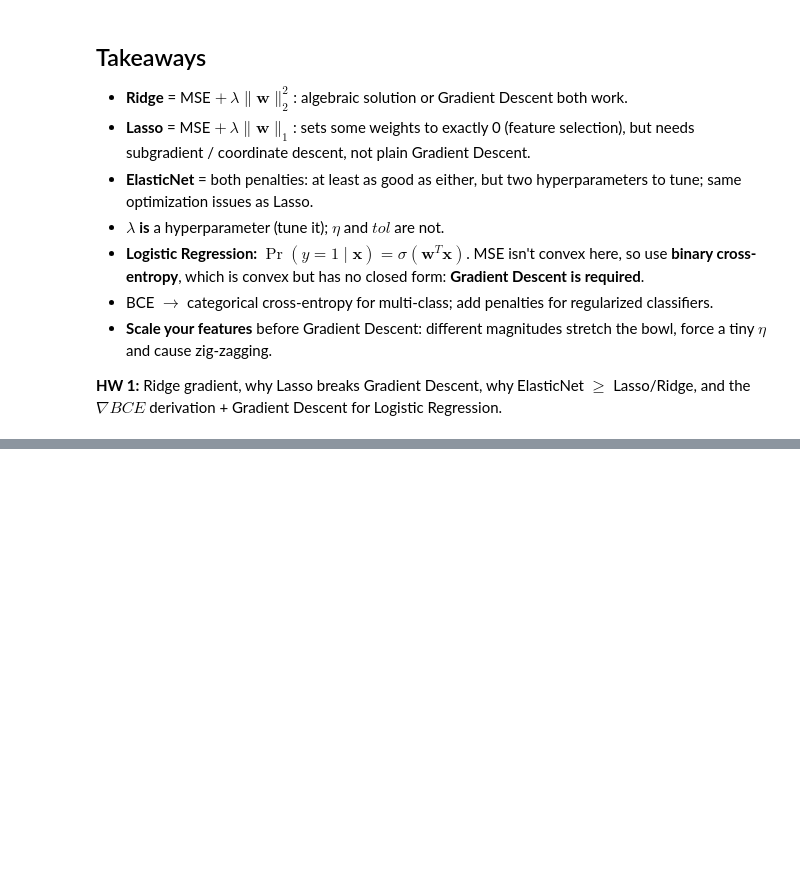
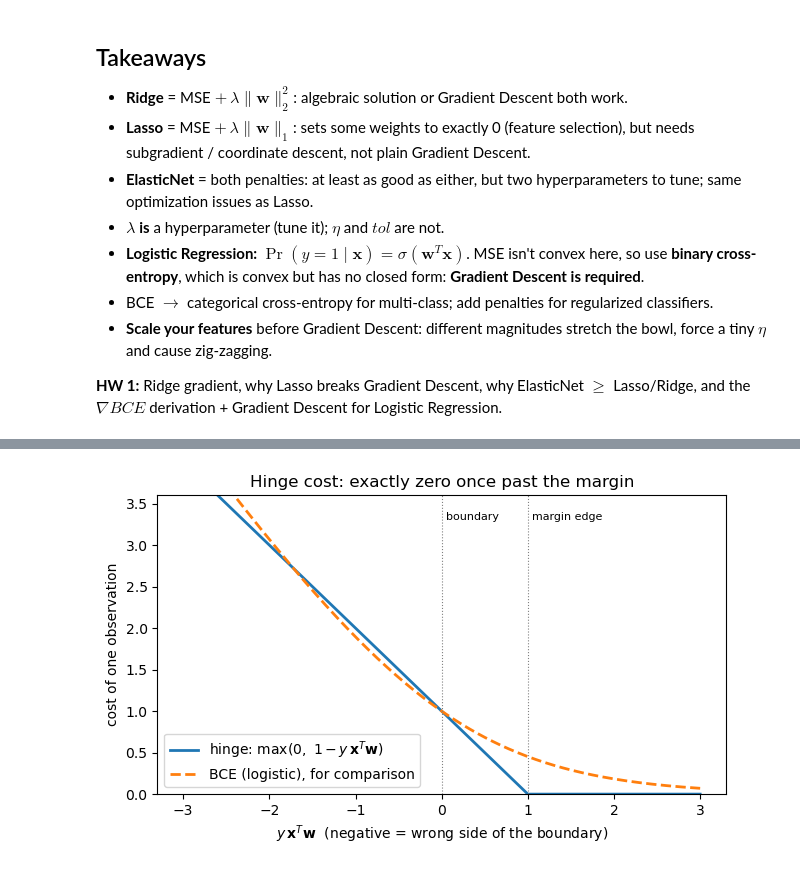
Before and after one commit to AdiRosenstock/STAT-362-Advanced-Machine-Learning, a Jupyter notebook: Notebook.ipynb, the cells around one changed output, grey strips where cells are left out. Cells and saved outputs as stored; diff of their text form; code cells hidden in the pictures; blank space fills up the shorter version.

```diff
--- a/Notebook.ipynb
+++ b/Notebook.ipynb
@@ -635,0 +835,16 @@ $\nabla BCE$ derivation + Gradient Descent for Logistic Regression.
+# %%
+t = np.linspace(-3, 3, 400)                                  # t = y * x^T w, with y in {-1, 1}
+hinge = np.maximum(0, 1 - t)
+bce_pm = np.log1p(np.exp(-t)) / np.log(2)                    # BCE rewritten for y in {-1, 1}, scaled to 1 at t = 0
+
+fig, ax = plt.subplots(figsize=(6.5, 4))
+ax.plot(t, hinge, lw=2, label=r"hinge: $\max(0,\ 1 - y\,\mathbf{x}^T\mathbf{w})$")
+ax.plot(t, bce_pm, lw=2, ls="--", label="BCE (logistic), for comparison")
+ax.axvline(1, color="gray", lw=0.8, ls=":"); ax.axvline(0, color="gray", lw=0.8, ls=":")
+ax.text(1.05, 3.3, "margin edge", fontsize=8); ax.text(0.05, 3.3, "boundary", fontsize=8)
+ax.set_xlabel(r"$y\,\mathbf{x}^T\mathbf{w}$  (negative = wrong side of the boundary)")
+ax.set_ylabel("cost of one observation"); ax.set_ylim(0, 3.6); ax.legend()
+ax.set_title("Hinge cost: exactly zero once past the margin")
+plt.tight_layout(); plt.show()
+# %% [output]
+[figure, added]
```
Also changed, not shown: parts of 18 cells of this notebook, 1 other file.
